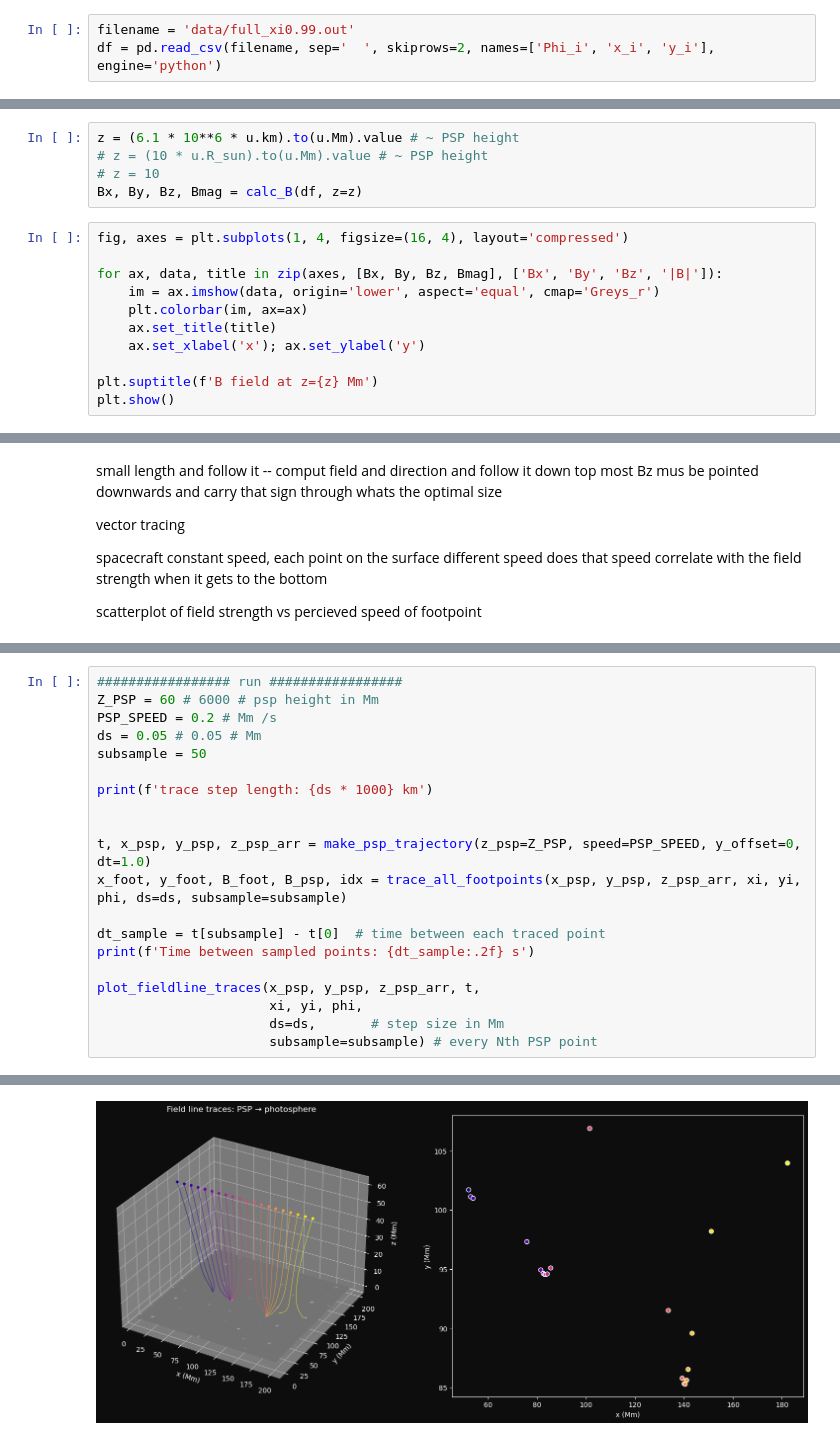
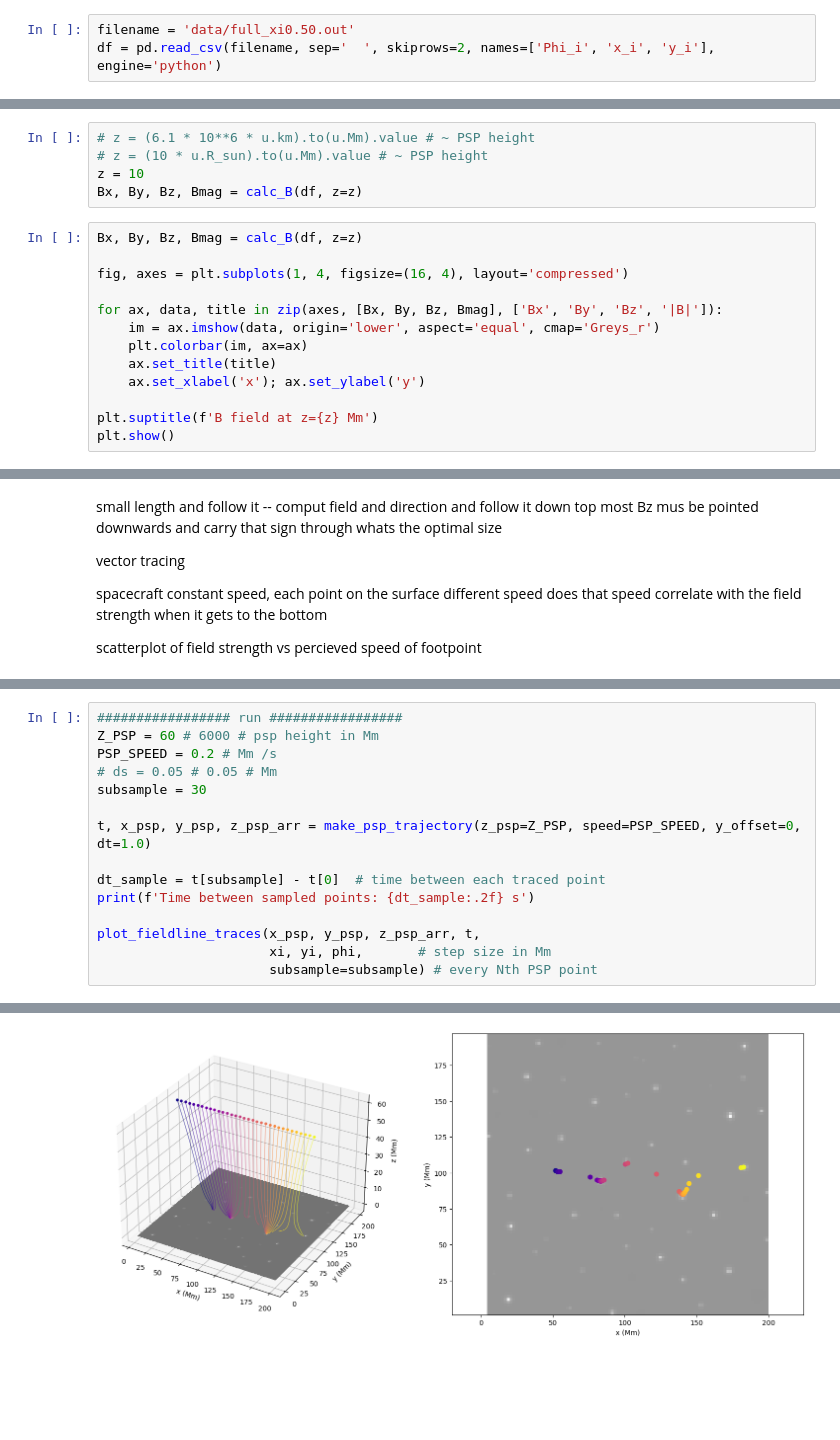
Before and after one commit to aylaweitz/PSP-footpoints, a Jupyter notebook: test.ipynb, the cells around one changed output, grey strips where cells are left out. Saved outputs shown, nothing was run; the diff lists cells and outputs as text; blank space fills up the shorter version.

```diff
--- a/test.ipynb
+++ b/test.ipynb
@@ -15,5 +15,5 @@ Column 2:  x_i  (in units of Mm)
 
 Column 3:  y_i  (in units of Mm)
 # %%
-filename = 'data/full_xi0.99.out'
+filename = 'data/full_xi0.50.out'
 df = pd.read_csv(filename, sep='  ', skiprows=2, names=['Phi_i', 'x_i', 'y_i'], engine='python')
@@ -72,11 +71,13 @@ def calc_B(df, z):
 
     return Bx, By, Bz, Bmag
 # %%
-z = (6.1 * 10**6 * u.km).to(u.Mm).value # ~ PSP height
+# z = (6.1 * 10**6 * u.km).to(u.Mm).value # ~ PSP height
 # z = (10 * u.R_sun).to(u.Mm).value # ~ PSP height
-# z = 10
+z = 10
 Bx, By, Bz, Bmag = calc_B(df, z=z)
 # %%
+Bx, By, Bz, Bmag = calc_B(df, z=z)
+
 fig, axes = plt.subplots(1, 4, figsize=(16, 4), layout='compressed')
 
 for ax, data, title in zip(axes, [Bx, By, Bz, Bmag], ['Bx', 'By', 'Bz', '|B|']):
@@ -417,20 +444,15 @@ def plot_fieldline_traces(x_psp, y_psp, z_psp_arr, t, xi, yi, phi,
 ################# run #################
 Z_PSP = 60 # 6000 # psp height in Mm
 PSP_SPEED = 0.2 # Mm /s
-ds = 0.05 # 0.05 # Mm
-subsample = 50
-
-print(f'trace step length: {ds * 1000} km')
-
+# ds = 0.05 # 0.05 # Mm
+subsample = 30
 
 t, x_psp, y_psp, z_psp_arr = make_psp_trajectory(z_psp=Z_PSP, speed=PSP_SPEED, y_offset=0, dt=1.0)
-x_foot, y_foot, B_foot, B_psp, idx = trace_all_footpoints(x_psp, y_psp, z_psp_arr, xi, yi, phi, ds=ds, subsample=subsample)
 
 dt_sample = t[subsample] - t[0]  # time between each traced point
 print(f'Time between sampled points: {dt_sample:.2f} s')
 
 plot_fieldline_traces(x_psp, y_psp, z_psp_arr, t,
-                      xi, yi, phi,
-                      ds=ds,       # step size in Mm
+                      xi, yi, phi,       # step size in Mm
                       subsample=subsample) # every Nth PSP point
 # %% [output]
@@ -439 +461 @@ Time between sampled points: 50.00 s
-[figure, old version]
+[figure, new version]
```
Also changed, not shown: parts of 22 cells of this notebook.
